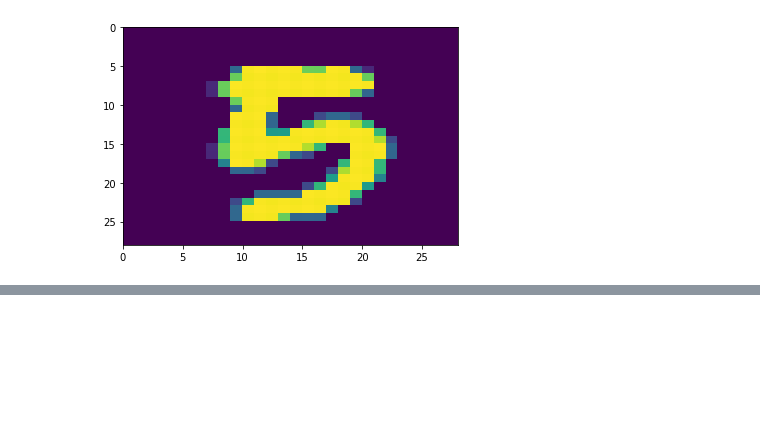
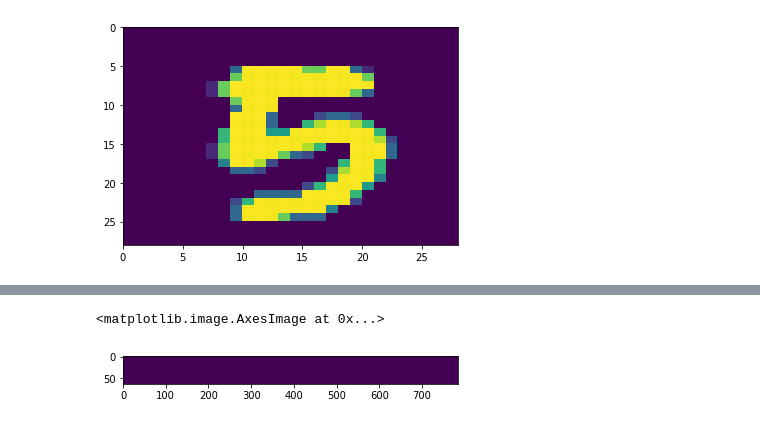
Before and after one commit to zsiga007/Summer-2022, a Jupyter notebook: MegaAdaptiveSAM/MegaSAM/test_notebook.ipynb, the cells around one changed output, grey strips where cells are left out. Drawn from its saved outputs; the diff is of its cells as text; code cells hidden in the pictures; blank space fills up the shorter version.

```diff
--- a/MegaAdaptiveSAM/MegaSAM/test_notebook.ipynb
+++ b/MegaAdaptiveSAM/MegaSAM/test_notebook.ipynb
@@ -76 +127,12 @@ validation_accuracies
+# %%
+#f, axarr = plt.subplots(1, 2)
+plt.figure(figsize=(6, 10))
+plt.imshow(optimizer.M_param_groups[0]['params'][0].detach())
+#axarr[0].imshow(torch.diag(optimizer.M_param_groups[0]['params'][0]).detach().numpy())
+#axarr[1].imshow(torch.diag(optimizer.M_param_groups[0]['params'][0]))
+#plt.pcolor(optimizer.M_param_groups[0]['params'][0].detach()))
+#plt.gca().invert_yaxis()
+# %% [output]
+<matplotlib.image.AxesImage at 0x...>
+[figure, added]
 # %%
```
Also changed, not shown: parts of 11 cells of this notebook, 3 other files.
